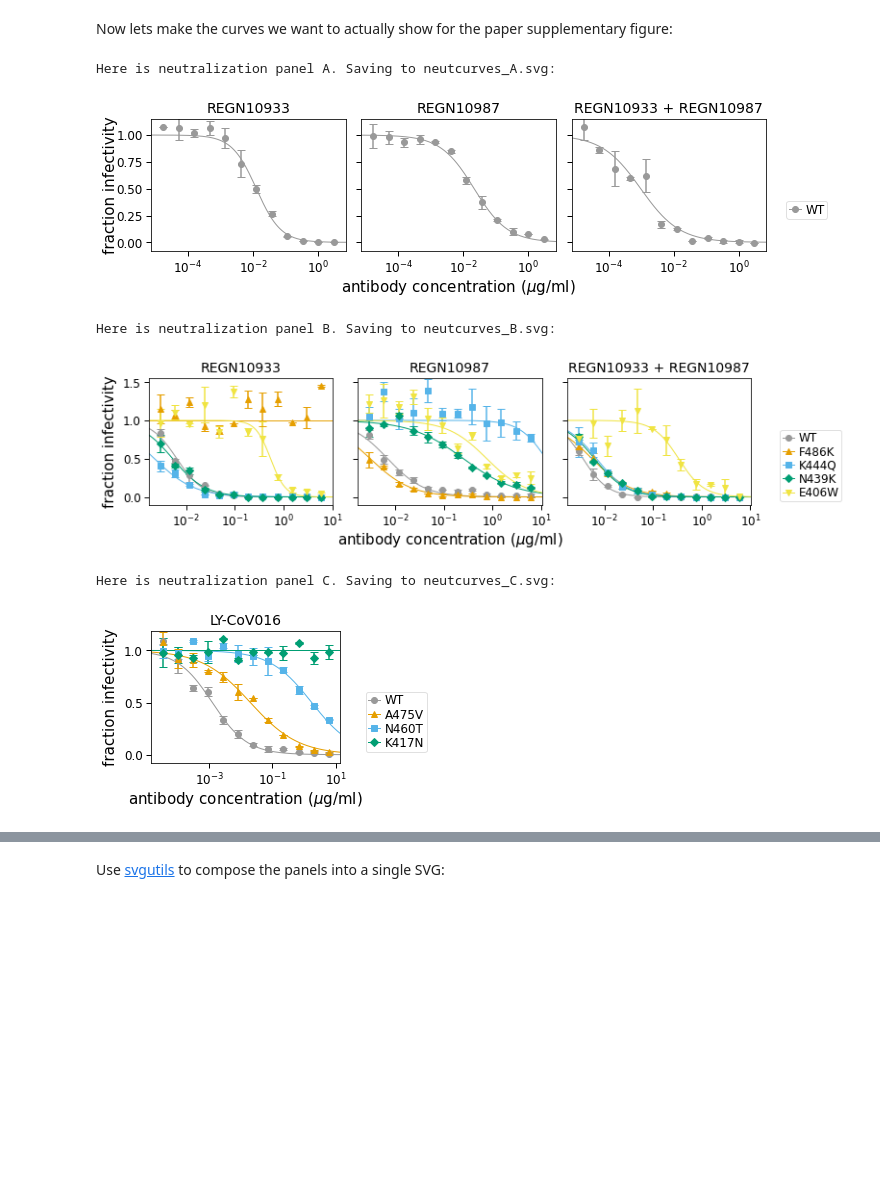
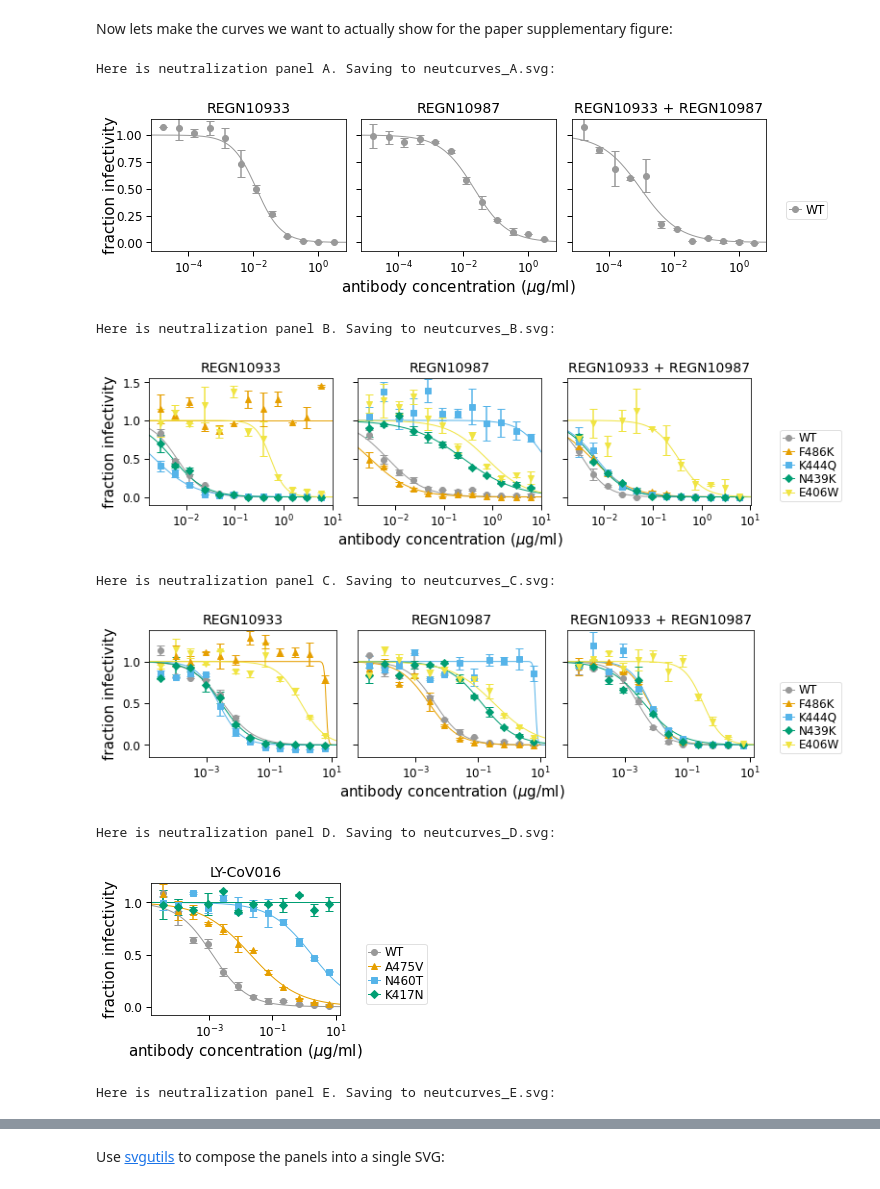
Before and after one commit to jbloomlab/SARS-CoV-2-RBD_MAP_clinical_Abs, a Jupyter notebook: exptl_neut_data/analyze_neuts.ipynb, the cells around one changed output, grey strips where cells are left out. Cells and saved outputs as stored; diff of their text form; code cells hidden in the pictures; blank space fills up the shorter version.

```diff
--- a/exptl_neut_data/analyze_neuts.ipynb
+++ b/exptl_neut_data/analyze_neuts.ipynb
@@ -102,31 +103,40 @@ for panel, sera_dates, widthscale in [
         ('A',
          ['REGN10933_20201119', 'REGN10987_20201119', 'REGN10933+REGN10987_20201119'],
          1
          ),
         ('B',
          ['REGN10933_20201125', 'REGN10987_20201125', 'REGN10933+REGN10987_20201125'],
          1.04),
         ('C',
+         ['REGN10933_20201210', 'REGN10987_20201210', 'REGN10933+REGN10987_20201210'],
+         1.04),
+        ('D',
          ['CB6_20201122'],
+         1.04),
+        ('E',
+         ['CB6_20201210'],
          1.04),
         ]:
     sera_names = [s.split('_')[0].replace('+', ' + ').replace('CB6', 'LY-CoV016')
                   for s in sera_dates]
     fig_panel, _ = fits.plotSera(sera=sera_dates,
                                  titles=sera_names,
                                  widthscale=widthscale,
                                  heightscale=1.05,
                                  xlabel='antibody concentration ($\mu$g/ml)')
     svg_file = f"neutcurves_{panel}.svg"
     svg_files[panel] = svg_file
     print(f"\nHere is neutralization panel {panel}. Saving to {svg_file}:")
     display(fig_panel)
     fig_panel.savefig(svg_file)
     plt.close(fig_panel)
 # %% [output]
 Here is neutralization panel A. Saving to neutcurves_A.svg:
 [figure]
 Here is neutralization panel B. Saving to neutcurves_B.svg:
 [figure]
 Here is neutralization panel C. Saving to neutcurves_C.svg:
-[figure, old version]
+[figure, new version]
+Here is neutralization panel D. Saving to neutcurves_D.svg:
+[figure, added]
+Here is neutralization panel E. Saving to neutcurves_E.svg:
```
Also changed, not shown: parts of 7 cells of this notebook, 11 other files.
